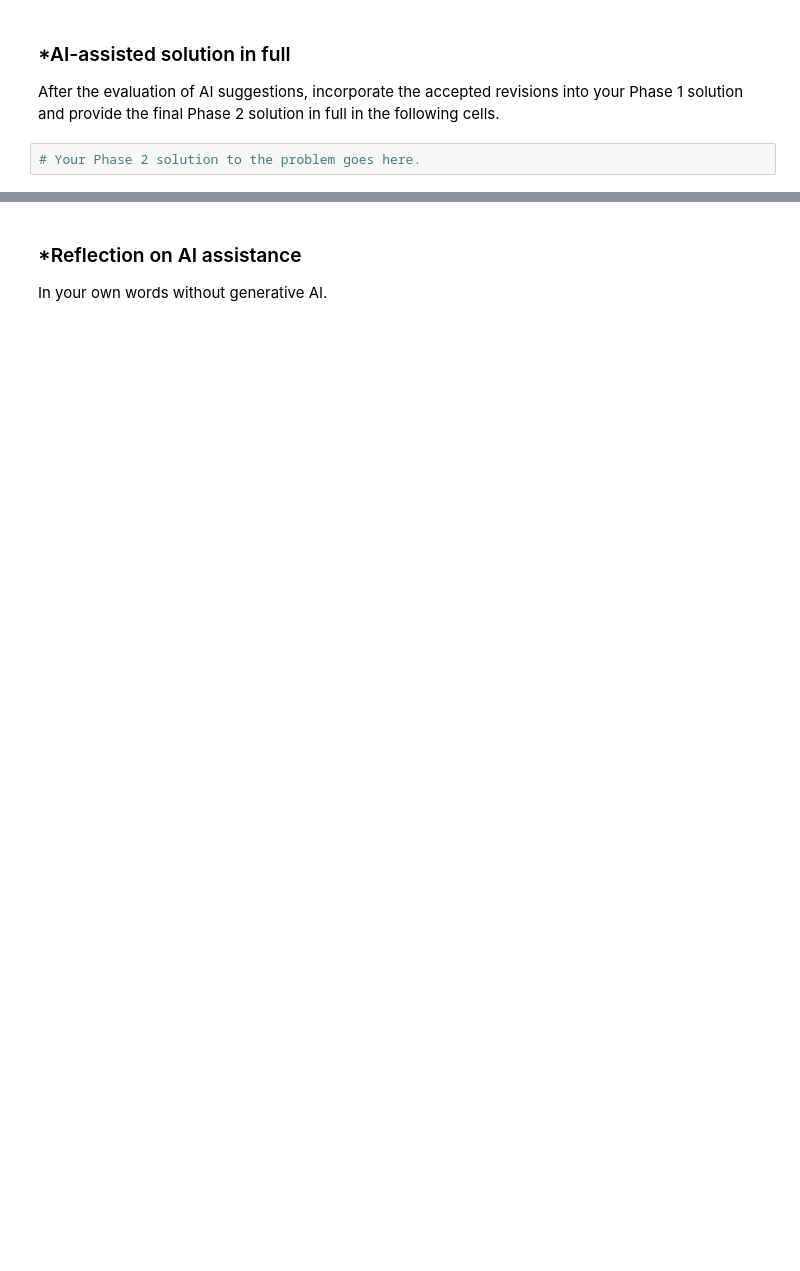
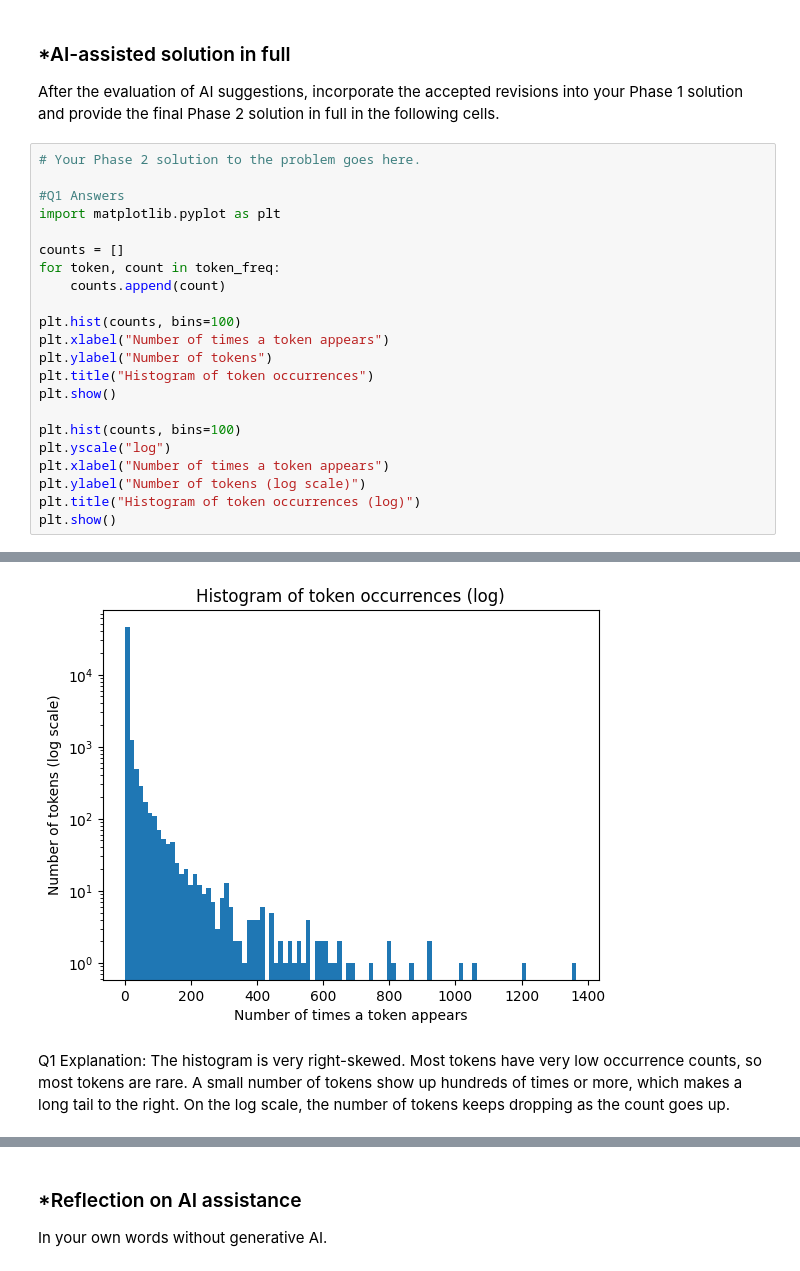
Before and after one commit to anhnbach/A05-pca, a Jupyter notebook: notebook.ipynb, the cells around one changed output, grey strips where cells are left out. Cells and saved outputs as stored; diff of their text form; blank space fills up the shorter version.

Commit message:
finished phase 2

```diff
--- a/notebook.ipynb
+++ b/notebook.ipynb
@@ -201,5 +224,26 @@ Keep Phase 1 frozen.
 # %% [markdown]
 ### *AI-assisted solution in full
 After the evaluation of AI suggestions, incorporate the accepted revisions into your Phase 1 solution and provide the final Phase 2 solution in full in the following cells.
-# %%
-# Your Phase 2 solution to the problem goes here.
+# %%
+# Your Phase 2 solution to the problem goes here.
+
+#Q1 Answers
+import matplotlib.pyplot as plt
+
+counts = []
+for token, count in token_freq:
+    counts.append(count)
+
+plt.hist(counts, bins=100)
+plt.xlabel("Number of times a token appears")
+plt.ylabel("Number of tokens")
+plt.title("Histogram of token occurrences")
+plt.show()
+
+plt.hist(counts, bins=100)
+plt.yscale("log")
+plt.xlabel("Number of times a token appears")
+plt.ylabel("Number of tokens (log scale)")
+plt.title("Histogram of token occurrences (log)")
+plt.show()
+# %% [output]
@@ -205,0 +251,3 @@ After the evaluation of AI suggestions, incorporate the accepted revisions into
+[figure, added]
+# %% [markdown]
+Q1 Explanation: The histogram is very right-skewed. Most tokens have very low occurrence counts, so most tokens are rare. A small number of tokens show up hundreds of times or more, which makes a long tail to the right. On the log scale, the number of tokens keeps dropping as the count goes up.
```
Also changed, not shown: parts of 22 cells of this notebook.
